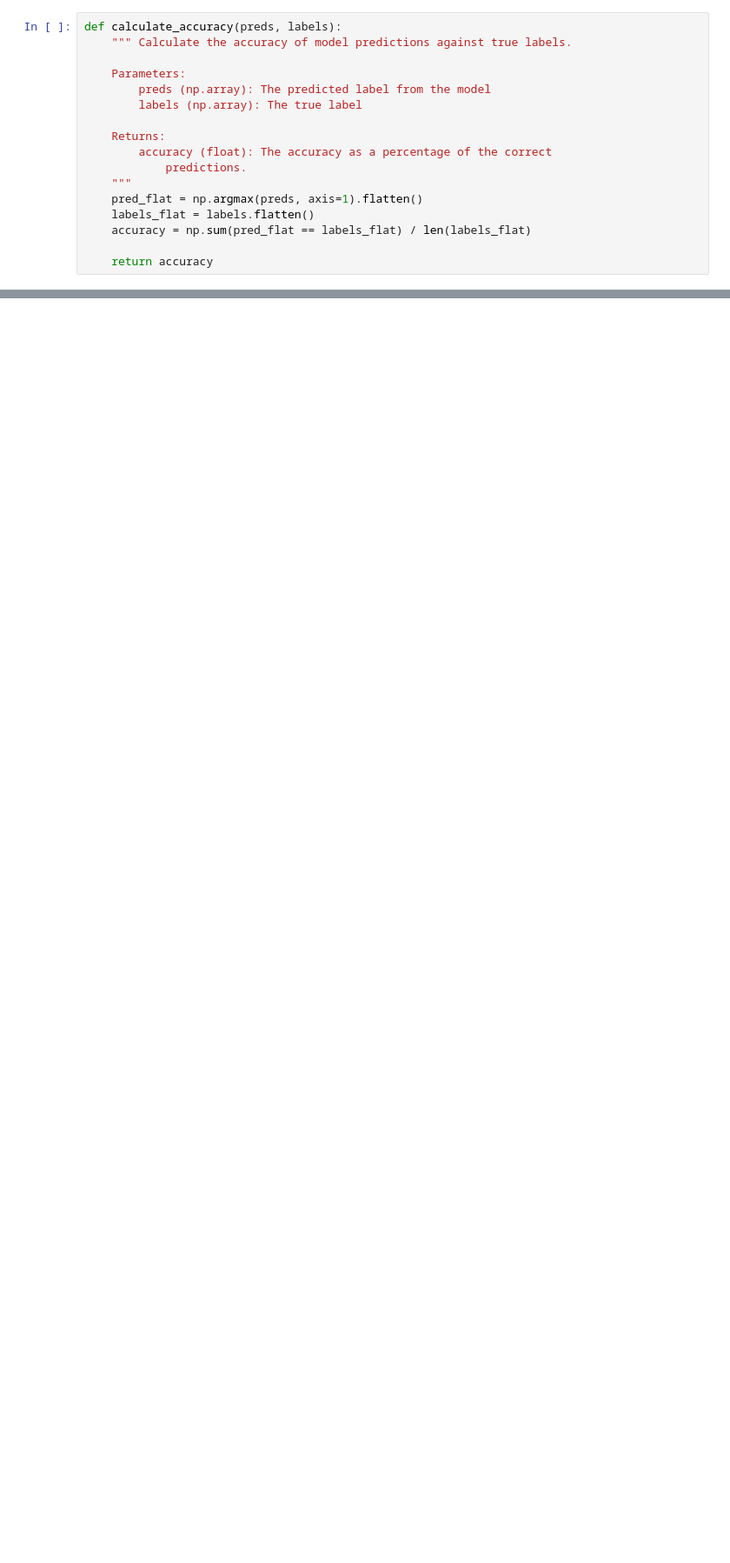
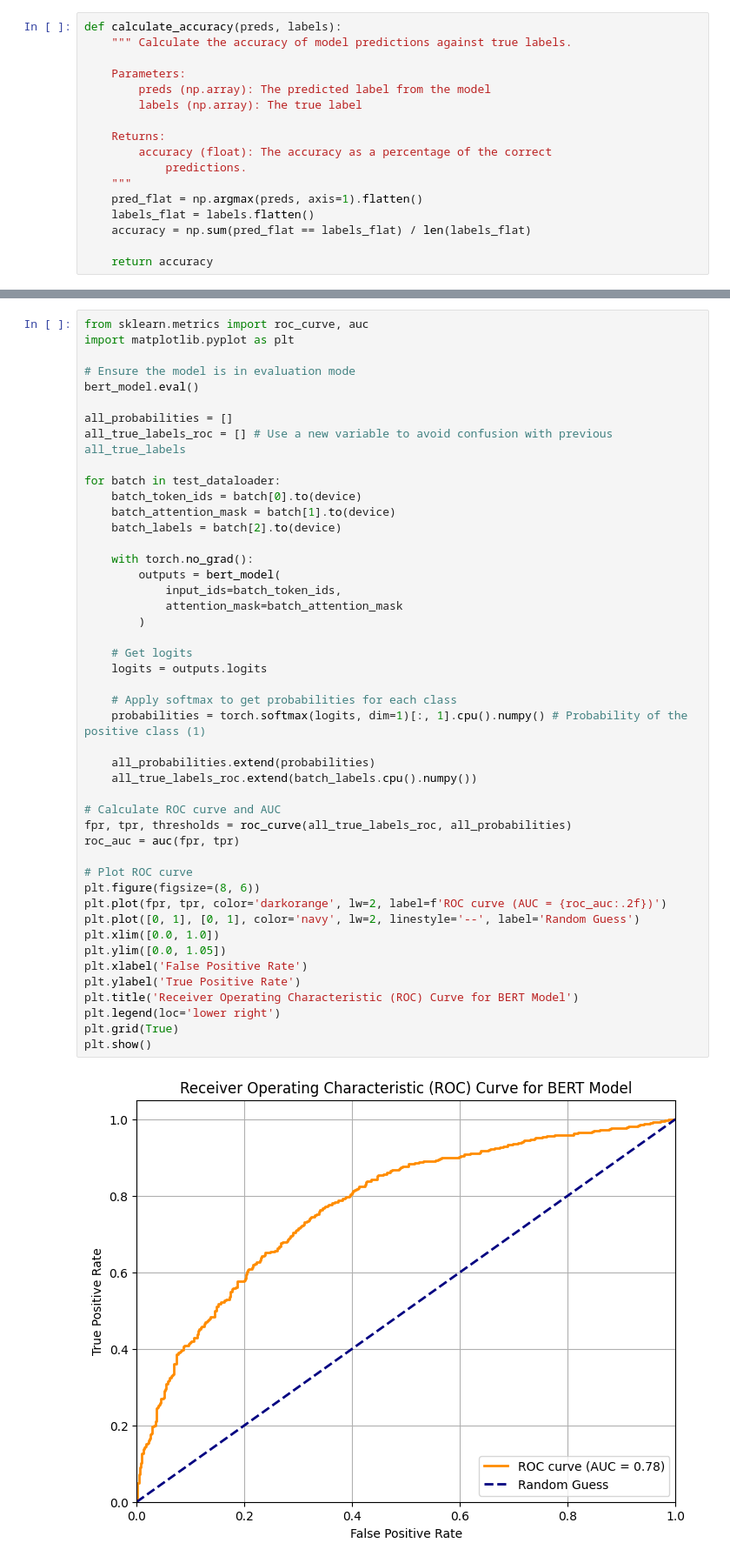
Before and after one commit to ecruanes8/EC523_FactOrFiction, a Jupyter notebook: Fact_or_Fiction.ipynb, the cells around one changed output, grey strips where cells are left out. Shown at 87% size. Cells and saved outputs as stored; diff of their text form; blank space fills up the shorter version.

```diff
--- a/Fact_or_Fiction.ipynb
+++ b/Fact_or_Fiction.ipynb
@@ -803,0 +892,48 @@ False/Barely-True/Pants-Fire       0.72      0.70      0.71       553
+# %%
+from sklearn.metrics import roc_curve, auc
+import matplotlib.pyplot as plt
+
+# Ensure the model is in evaluation mode
+bert_model.eval()
+
+all_probabilities = []
+all_true_labels_roc = [] # Use a new variable to avoid confusion with previous all_true_labels
+
+for batch in test_dataloader:
+    batch_token_ids = batch[0].to(device)
+    batch_attention_mask = batch[1].to(device)
+    batch_labels = batch[2].to(device)
+
+    with torch.no_grad():
+        outputs = bert_model(
+            input_ids=batch_token_ids,
+            attention_mask=batch_attention_mask
+        )
+
+    # Get logits
+    logits = outputs.logits
+
+    # Apply softmax to get probabilities for each class
+    probabilities = torch.softmax(logits, dim=1)[:, 1].cpu().numpy() # Probability of the positive class (1)
+
+    all_probabilities.extend(probabilities)
+    all_true_labels_roc.extend(batch_labels.cpu().numpy())
+
+# Calculate ROC curve and AUC
+fpr, tpr, thresholds = roc_curve(all_true_labels_roc, all_probabilities)
+roc_auc = auc(fpr, tpr)
+
+# Plot ROC curve
+plt.figure(figsize=(8, 6))
+plt.plot(fpr, tpr, color='darkorange', lw=2, label=f'ROC curve (AUC = {roc_auc:.2f})')
+plt.plot([0, 1], [0, 1], color='navy', lw=2, linestyle='--', label='Random Guess')
+plt.xlim([0.0, 1.0])
+plt.ylim([0.0, 1.05])
+plt.xlabel('False Positive Rate')
+plt.ylabel('True Positive Rate')
+plt.title('Receiver Operating Characteristic (ROC) Curve for BERT Model')
+plt.legend(loc='lower right')
+plt.grid(True)
+plt.show()
+# %% [output]
+[figure, added]
```
Also changed, not shown: parts of 32 cells of this notebook.
